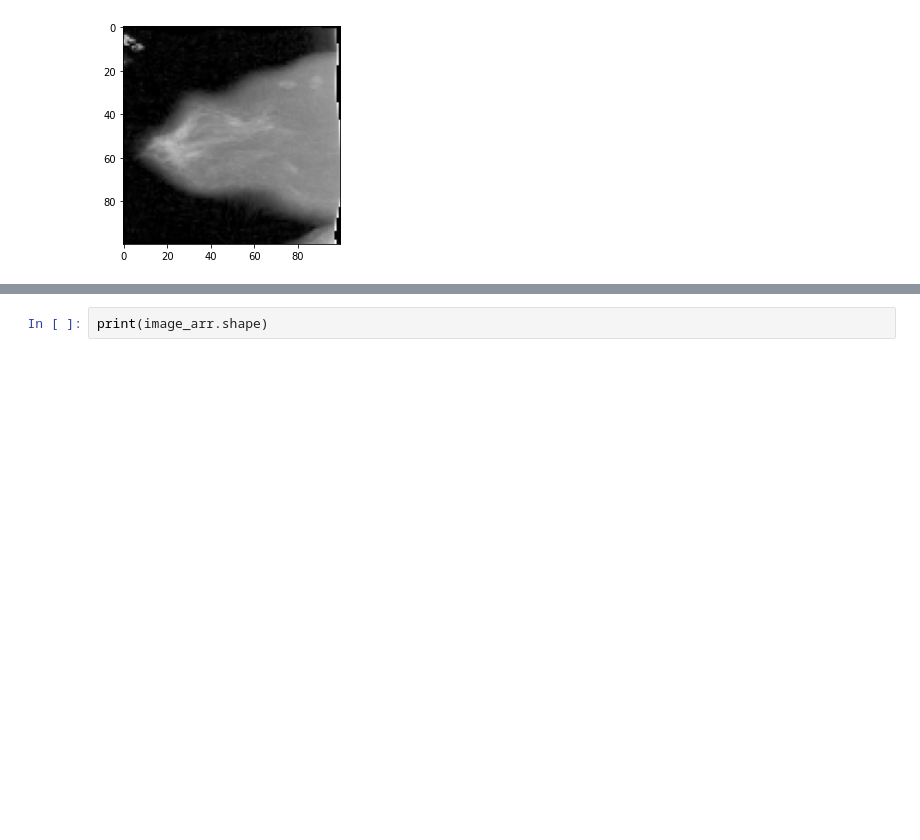
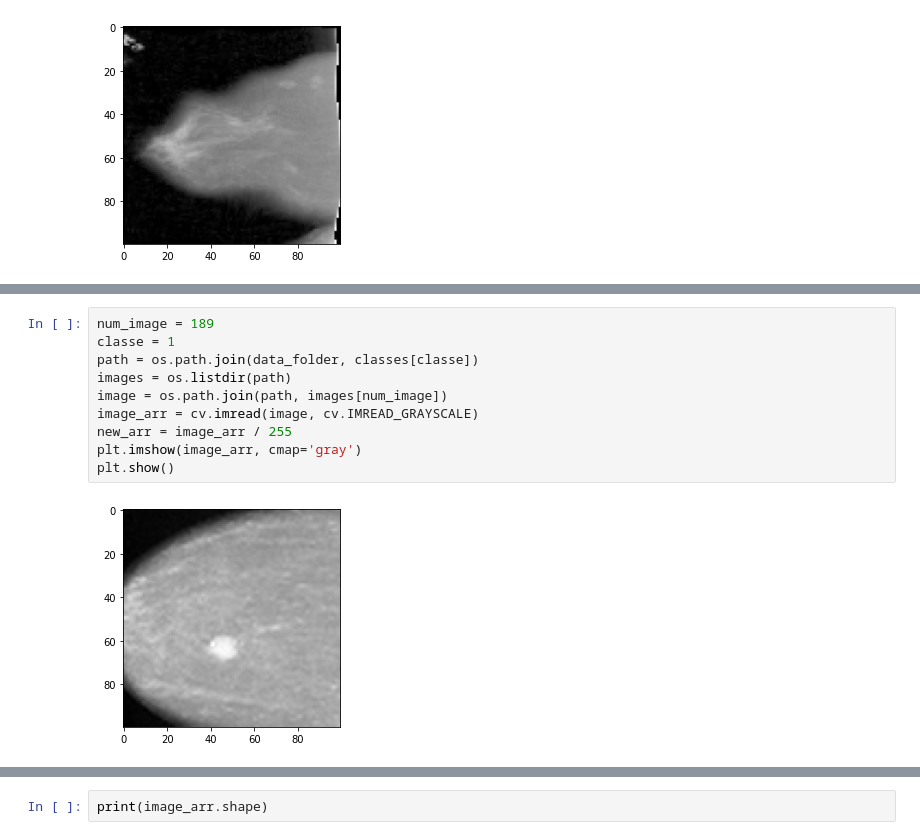
Before and after one commit to comHack/Mammography_DL_Classification, a Jupyter notebook: SecondNotebook.ipynb, the cells around one changed output, grey strips where cells are left out. Drawn from its saved outputs; the diff is of its cells as text; blank space fills up the shorter version.

```diff
--- a/SecondNotebook.ipynb
+++ b/SecondNotebook.ipynb
@@ -71,3 +68,15 @@ plt.show()
+# %%
+num_image = 189
+classe = 1
+path = os.path.join(data_folder, classes[classe])
+images = os.listdir(path)
+image = os.path.join(path, images[num_image])
+image_arr = cv.imread(image, cv.IMREAD_GRAYSCALE)
+new_arr = image_arr / 255
+plt.imshow(image_arr, cmap='gray')
+plt.show()
+# %% [output]
+[figure, added]
 # %%
 plt.imshow(new_arr, cmap='gray')
 plt.show()
```
Also changed, not shown: parts of 4 cells of this notebook.
